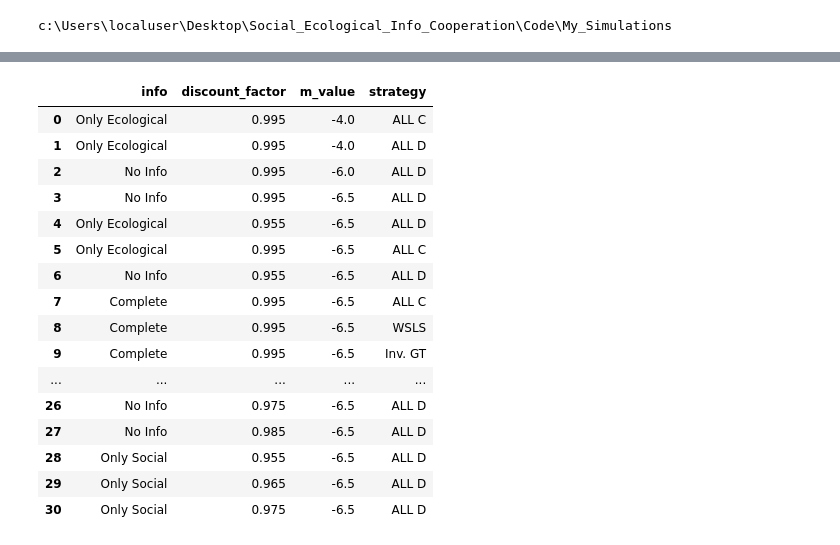
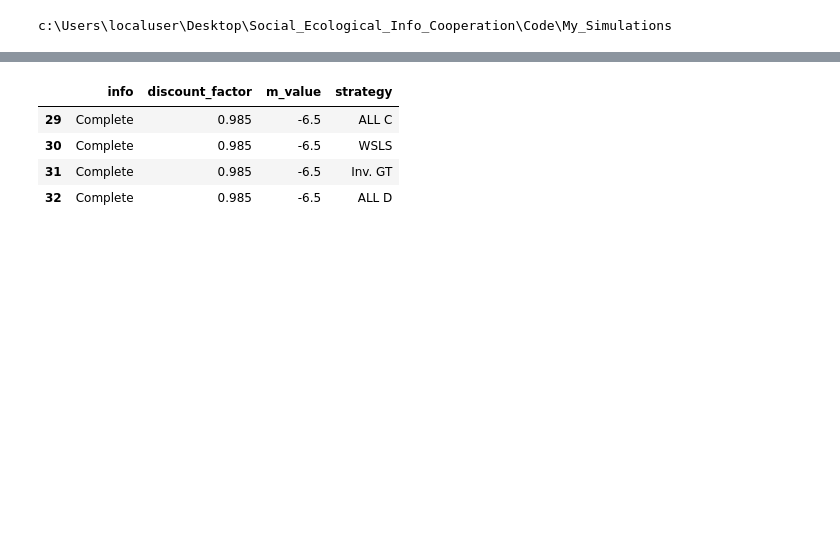
Before and after one commit to Akilan-R/Social_Ecological_Info_Cooperation, a Jupyter notebook: Code/My_Simulations/plotting_local_stability_analysis.ipynb, the cells around one changed output, grey strips where cells are left out. Drawn from its saved outputs; the diff is of its cells as text; code cells hidden in the pictures; blank space fills up the shorter version.

```diff
--- a/Code/My_Simulations/plotting_local_stability_analysis.ipynb
+++ b/Code/My_Simulations/plotting_local_stability_analysis.ipynb
@@ -178,21 +178,10 @@ local_stability_data_full = pd.read_csv("../Data/Local_Stability_Analysis/stable
 df_parsed = parse_and_label_locally_stable_strategies(local_stability_data_full)
 # %%
 df_parsed
+df_parsed[df_parsed["info"] == 'Complete'][df_parsed["m_value"] == -6.5][df_parsed["discount_factor"] == 0.985]
 # %% [output]
 |  | info | discount_factor | m_value | strategy |
-| 0 | Only Ecological | 0.995 | -4.0 | ALL C |
-| 1 | Only Ecological | 0.995 | -4.0 | ALL D |
-| 2 | No Info | 0.995 | -6.0 | ALL D |
-| 3 | No Info | 0.995 | -6.5 | ALL D |
-| 4 | Only Ecological | 0.955 | -6.5 | ALL D |
-| 5 | Only Ecological | 0.995 | -6.5 | ALL C |
-| 6 | No Info | 0.955 | -6.5 | ALL D |
-| 7 | Complete | 0.995 | -6.5 | ALL C |
-| 8 | Complete | 0.995 | -6.5 | WSLS |
-| 9 | Complete | 0.995 | -6.5 | Inv. GT |
-| ... | ... | ... | ... | ... |
-| 26 | No Info | 0.975 | -6.5 | ALL D |
-| 27 | No Info | 0.985 | -6.5 | ALL D |
-| 28 | Only Social | 0.955 | -6.5 | ALL D |
-| 29 | Only Social | 0.965 | -6.5 | ALL D |
-| 30 | Only Social | 0.975 | -6.5 | ALL D |
+| 29 | Complete | 0.985 | -6.5 | ALL C |
+| 30 | Complete | 0.985 | -6.5 | WSLS |
+| 31 | Complete | 0.985 | -6.5 | Inv. GT |
+| 32 | Complete | 0.985 | -6.5 | ALL D |
```
Also changed, not shown: parts of 5 cells of this notebook, 24 other files.
